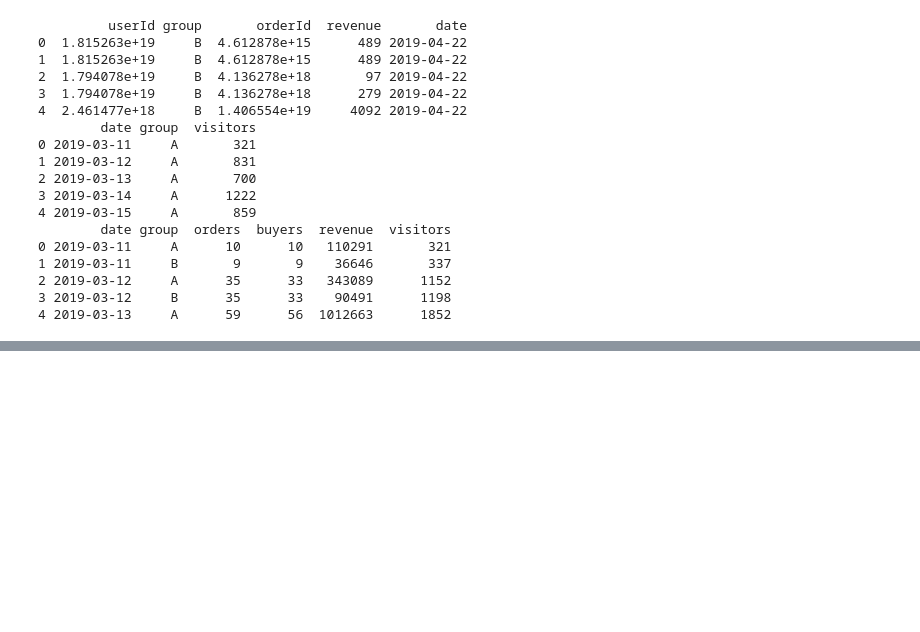
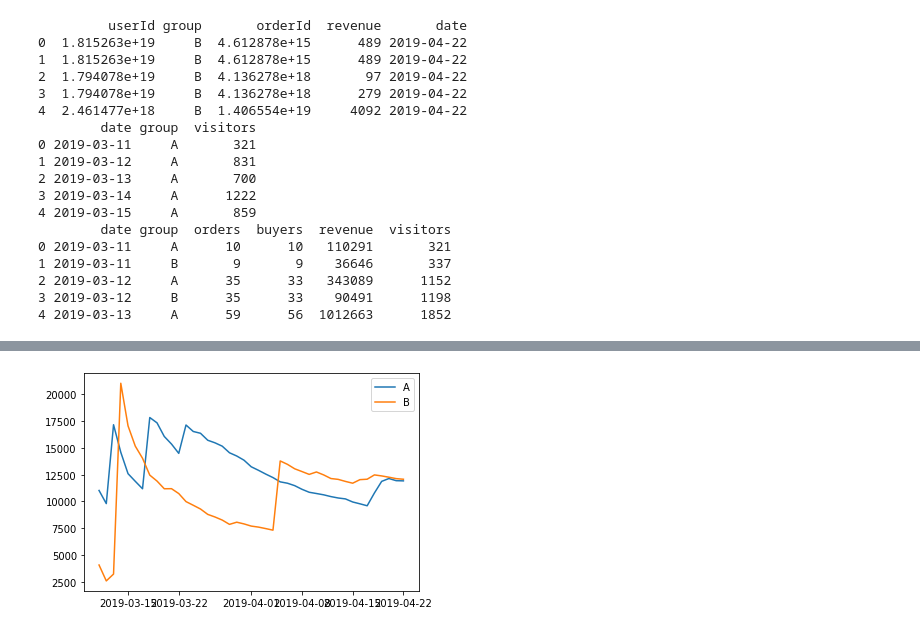
Before and after one commit to parabatareek/DataAnalyst, a Jupyter notebook: Study/Sprint 11 - Принятие решений в бизнесе/3. Анализ результатов AB-теста/4. Стабильность кумулятивных метрик.ipynb, the cells around one changed output, grey strips where cells are left out. Cells and saved outputs as stored; diff of their text form; code cells hidden in the pictures; blank space fills up the shorter version.

```diff
--- a/Study/Sprint 11 - Принятие решений в бизнесе/3. Анализ результатов AB-теста/4. Стабильность кумулятивных метрик.ipynb
+++ b/Study/Sprint 11 - Принятие решений в бизнесе/3. Анализ результатов AB-теста/4. Стабильность кумулятивных метрик.ipynb
@@ -114,0 +123,17 @@ print(cumulativeData.head())
+# %%
+# датафрейм с кумулятивным количеством заказов и кумулятивной выручкой по дням в группе А
+cumulativeRevenueA = cumulativeData[cumulativeData['group'] == 'A'][['date', 'revenue', 'orders']]
+
+# датафрейм с кумулятивным количеством заказов и кумулятивной выручкой по дням в группе B
+cumulativeRevenueB = cumulativeData[cumulativeData['group'] == 'B'][['date', 'revenue', 'orders']]
+
+# Строим график выручки группы А
+plt.plot(cumulativeRevenueA['date'],
+         cumulativeRevenueA['revenue'],
+         label='A')
+# Строим график выручки группы B
+plt.plot(cumulativeRevenueB['date'],
+         cumulativeRevenueB['revenue'],
+         label='B')
+plt.legend()
+plt.show()
@@ -114,0 +146,12 @@ print(cumulativeData.head())
+# %%
+plt.plot(cumulativeRevenueA['date'],
+         cumulativeRevenueA['revenue'] / cumulativeRevenueA['orders'],
+         label='A')
+
+plt.plot(cumulativeRevenueB['date'],
+         cumulativeRevenueB['revenue'] / cumulativeRevenueB['orders'],
+         label='B')
+plt.legend()
+plt.show()
+# %% [output]
+[figure, added]
```
Also changed, not shown: parts of 10 cells of this notebook, 2 other files.
